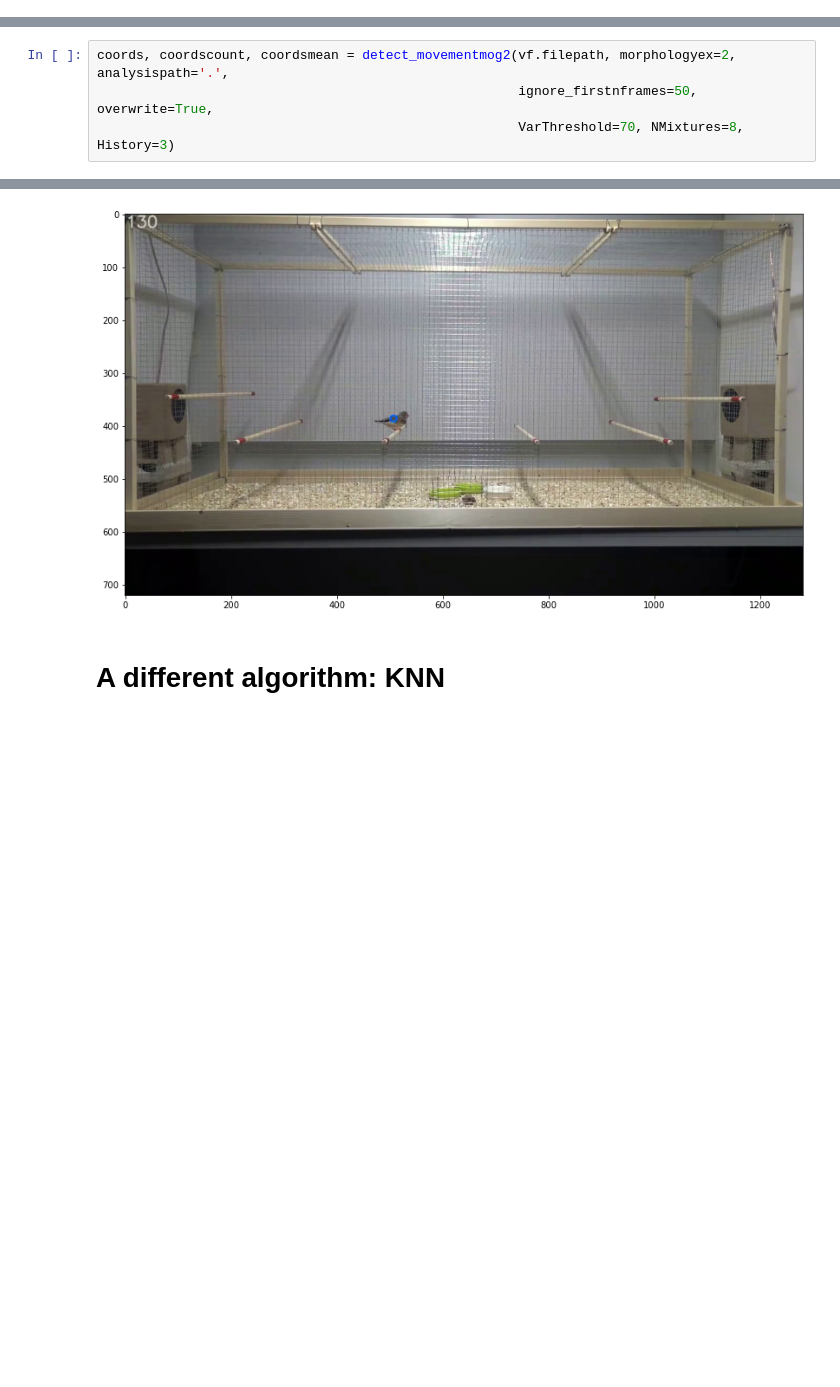
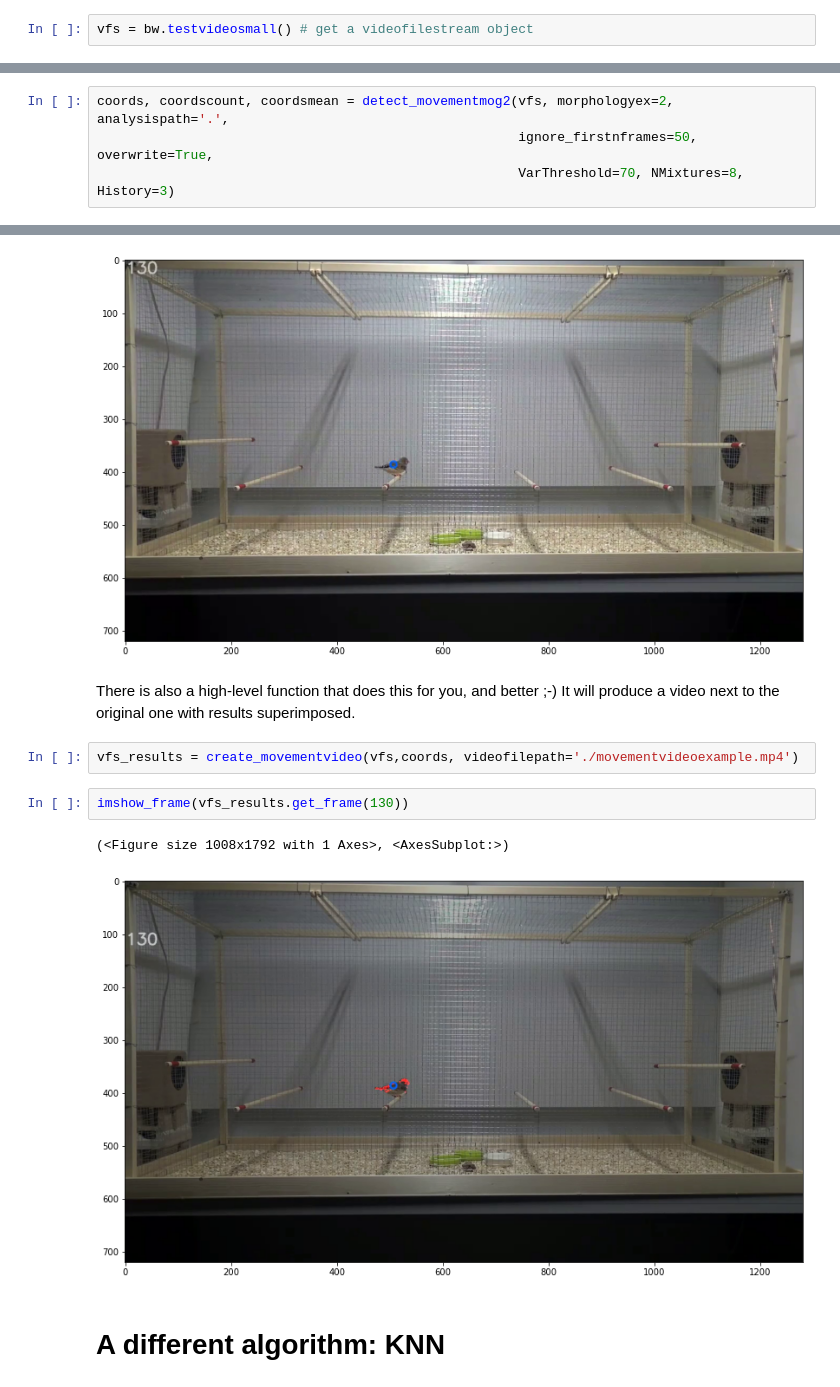
Before and after one commit to gbeckers/Birdwatcher, a Jupyter notebook: notebooks/movementdetection.ipynb, the cells around one changed output, grey strips where cells are left out. Drawn from its saved outputs; the diff is of its cells as text; blank space fills up the shorter version.

```diff
--- a/notebooks/movementdetection.ipynb
+++ b/notebooks/movementdetection.ipynb
@@ -12,9 +11,11 @@ vf = bw.testvideosmall()
+# %%
+vfs = bw.testvideosmall() # get a videofilestream object
 # %% [markdown]
 # Example with MOG2 algorithm
 # %% [markdown]
 One high-level function can detect movement based on background subtraction. It returns three arrays, which are disk-based darr arrays. They can be very large and hence not fit in RAM. 'coords' provided the coordinates of detected pixels in a ragged array. 'coordscount' the number of pixels per frame, 'coordsmean' the spatial average.
 # %%
-coords, coordscount, coordsmean = detect_movementmog2(vf.filepath, morphologyex=2, analysispath='.',
+coords, coordscount, coordsmean = detect_movementmog2(vfs, morphologyex=2, analysispath='.',
                                                       ignore_firstnframes=50, overwrite=True,
                                                       VarThreshold=70, NMixtures=8, History=3)
 # %% [markdown]
@@ -86,6 +87,15 @@ imshow_frame(vf_circle.get_frame(130))
 # %% [output]
 (<Figure size 1008x1792 with 1 Axes>, <AxesSubplot:>)
 [figure]
+# %% [markdown]
+There is also a high-level function that does this for you, and better ;-) It will produce a video next to the original one with results superimposed.
+# %%
+vfs_results = create_movementvideo(vfs,coords, videofilepath='./movementvideoexample.mp4')
+# %%
+imshow_frame(vfs_results.get_frame(130))
+# %% [output]
+(<Figure size 1008x1792 with 1 Axes>, <AxesSubplot:>)
+[figure, added]
 # %% [markdown]
 # A different algorithm: KNN
 # %%
```
Also changed, not shown: parts of 2 cells of this notebook, 1 other file.
